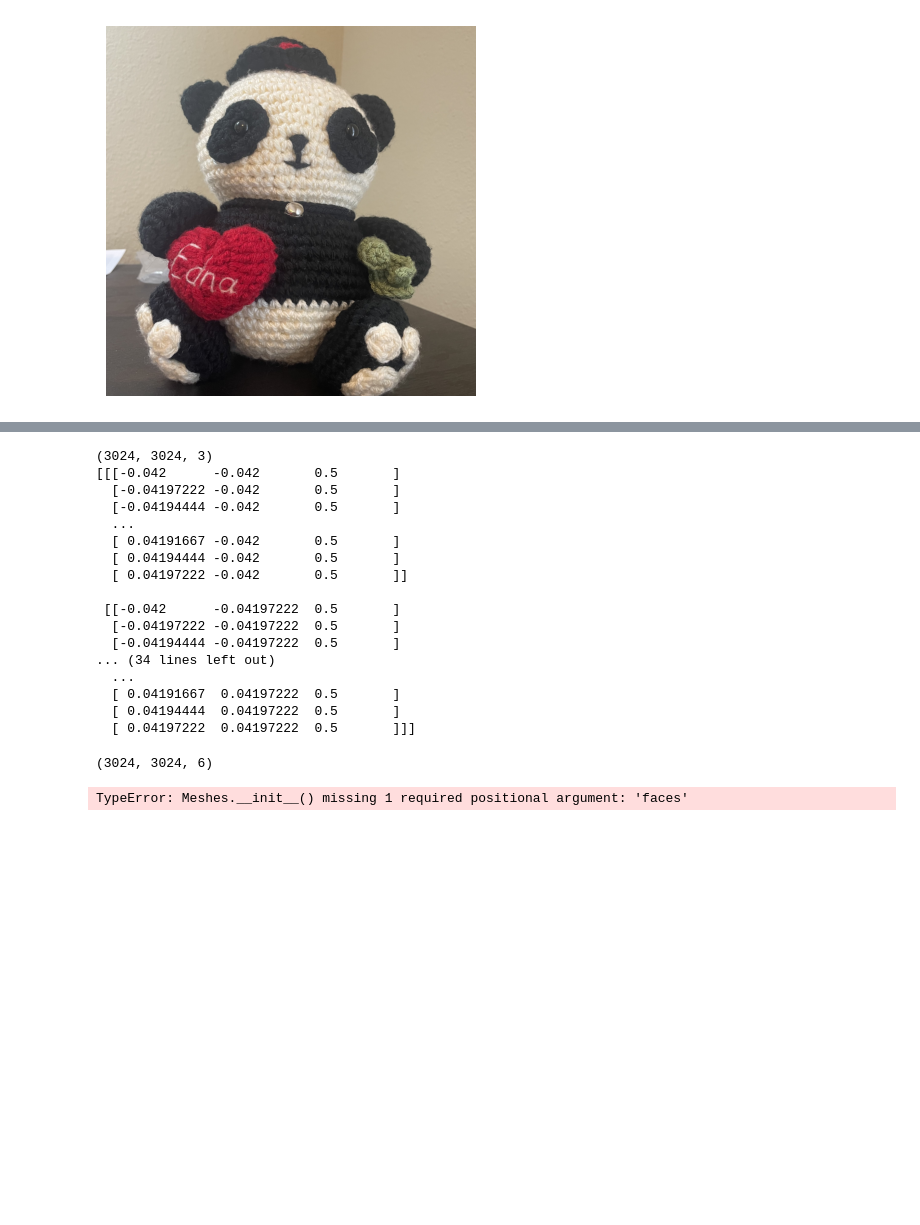
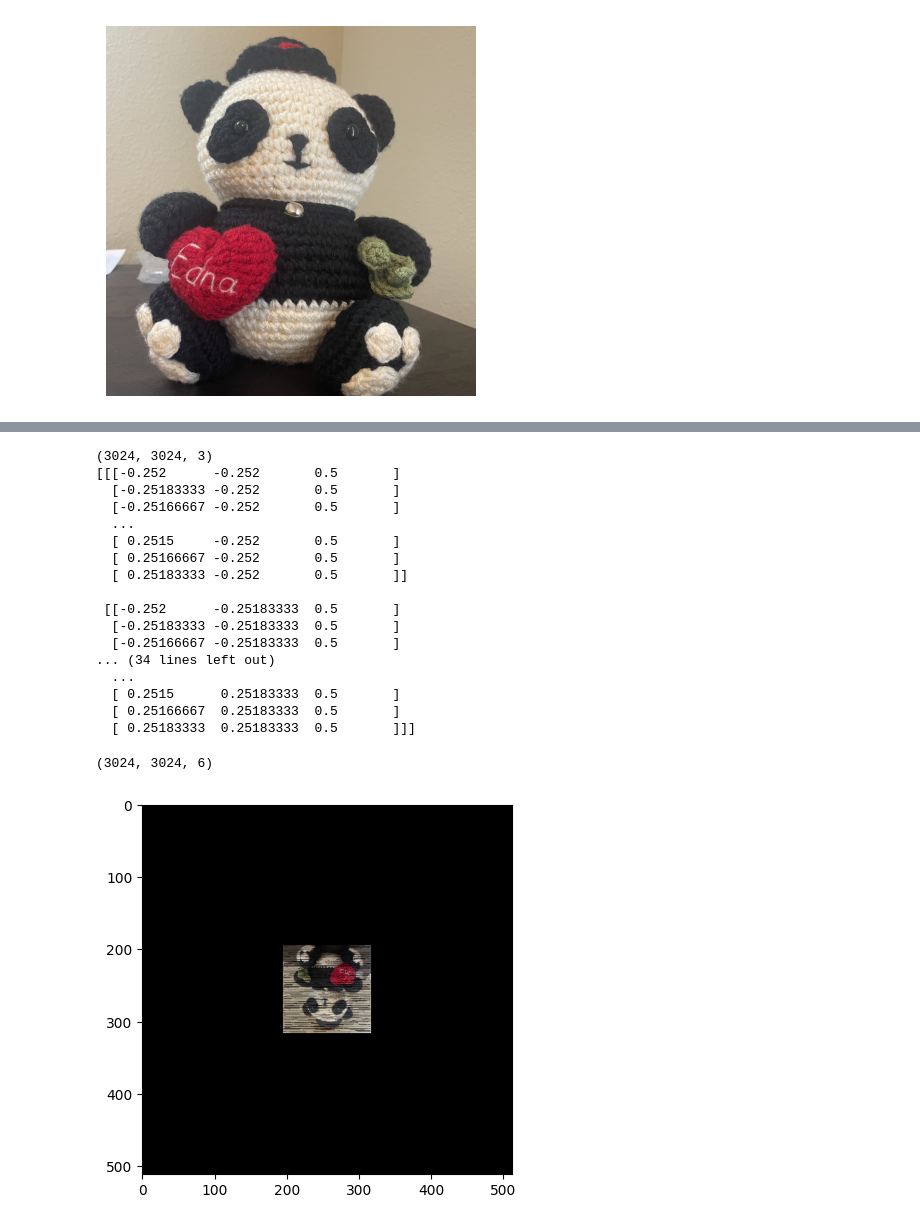
Before and after one commit to Edna-cyber/Telepresence, a Jupyter notebook: 3D.ipynb, the cells around one changed output, grey strips where cells are left out. Drawn from its saved outputs; the diff is of its cells as text; code cells hidden in the pictures; blank space fills up the shorter version.

Commit message:
Reverted code for getting point cloud from 3d coordinates and added rendering

```diff
--- a/3D.ipynb
+++ b/3D.ipynb
@@ -55,3 +53,5 @@ from pytorch3d.utils import ico_sphere
+# %%
+device = torch.device("cuda" if torch.cuda.is_available() else "cpu")
 # %%
 image = Image.open("/content/drive/MyDrive/Gaussian/panda.png")
 image_np = np.array(image)
@@ -63,7 +63,7 @@ plt.show()
 # %% [output]
 [figure]
 # %%
-f = 18000 # focal length in pixels, calculated from iphone data
+f = 3000 # focal length in pixels, calculated from iphone data # modified
 image_resolution = (3024, 3024)
 # %%
 def uv_to_xyz(u, v, d):
@@ -127,22 +127,22 @@ far_threed_coord = twod_to_threed_lifting(f,1)
 close_threed_coord = twod_to_threed_lifting(f,0.5)
 # %% [output]
 (3024, 3024, 3)
-[[[-0.042      -0.042       0.5       ]
-  [-0.04197222 -0.042       0.5       ]
-  [-0.04194444 -0.042       0.5       ]
+[[[-0.252      -0.252       0.5       ]
+  [-0.25183333 -0.252       0.5       ]
+  [-0.25166667 -0.252       0.5       ]
   ...
-  [ 0.04191667 -0.042       0.5       ]
-  [ 0.04194444 -0.042       0.5       ]
-  [ 0.04197222 -0.042       0.5       ]]
+  [ 0.2515     -0.252       0.5       ]
+  [ 0.25166667 -0.252       0.5       ]
+  [ 0.25183333 -0.252       0.5       ]]
 
- [[-0.042      -0.04197222  0.5       ]
-  [-0.04197222 -0.04197222  0.5       ]
-  [-0.04194444 -0.04197222  0.5       ]
+ [[-0.252      -0.25183333  0.5       ]
+  [-0.25183333 -0.25183333  0.5       ]
+  [-0.25166667 -0.25183333  0.5       ]
 ... (34 lines left out)
   ...
-  [ 0.04191667  0.04197222  0.5       ]
-  [ 0.04194444  0.04197222  0.5       ]
-  [ 0.04197222  0.04197222  0.5       ]]]
+  [ 0.2515      0.25183333  0.5       ]
+  [ 0.25166667  0.25183333  0.5       ]
+  [ 0.25183333  0.25183333  0.5       ]]]
 # %%
 # x,y,z,r,g,b
 far_lifted_coord = np.concatenate((far_threed_coord, image_normalized), axis=2)
@@ -182,4 +154,36 @@ def render(images, dist, elev=0, azim=0):
+# %%
+def render(points, colors):
+    points = torch.tensor(points, dtype=torch.float32)
+    points = points.view(-1, points.size(-1)).to(device)
+
+    # Create a point cloud structure
+    colors = torch.tensor(colors, dtype=torch.float32)
+    colors = colors.view(-1, colors.size(-1)).to(device)
+
+    # Create the Pointclouds object with points and their associated colors
+    cloud = Pointclouds(points=[points], features=[colors])
+
+    R, T = look_at_view_transform(2.7, 0, 180)  # camera distance, elevation, azimuth
+    cameras = FoVPerspectiveCameras(device=device, R=R, T=T)
+
+    # Rasterization settings for rendering the point cloud, can adjust the size of the points, etc.
+    raster_settings = PointsRasterizationSettings(
+        image_size=512,
+        radius = 0.003,
+        points_per_pixel = 10
+    )
+
+    # Point renderer for rendering the point cloud
+    renderer = PointsRenderer(
+        rasterizer=PointsRasterizer(cameras=cameras, raster_settings=raster_settings),
+        compositor=AlphaCompositor()
+    )
+
+    images = renderer(cloud)
+    image_np = images[0, ..., :3].cpu().numpy()  # discard the alpha channel
+    plt.imshow(image_np)
+    plt.show()
 # %%
-far_gt = render(far_threed_coord, 1)
+far_gt = render(far_threed_coord, image_normalized)
 # %% [output]
-TypeError: Meshes.__init__() missing 1 required positional argument: 'faces'
+[figure, added]
```
Also changed, not shown: parts of 8 cells of this notebook.
